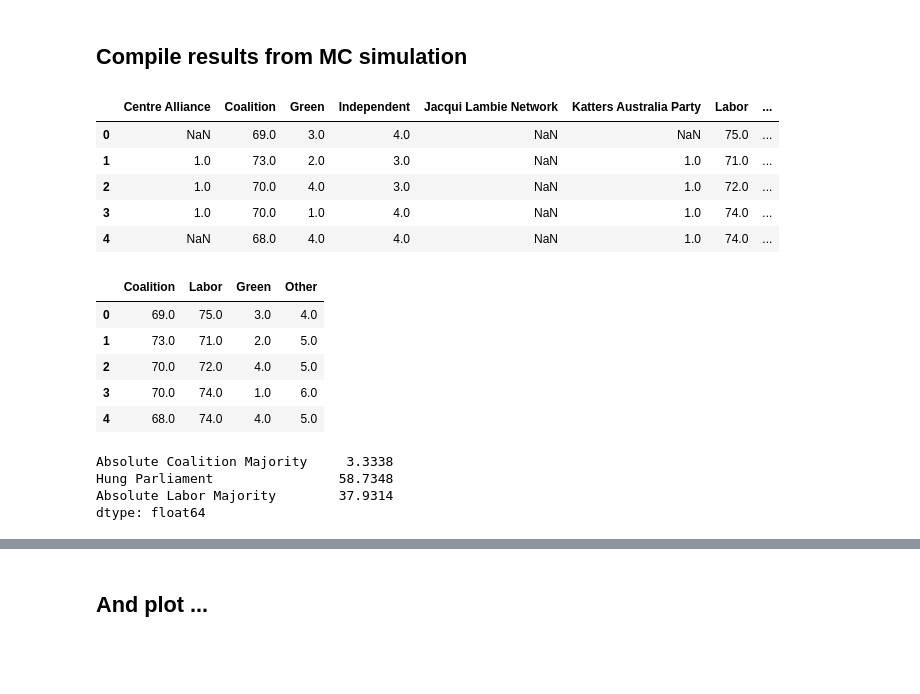
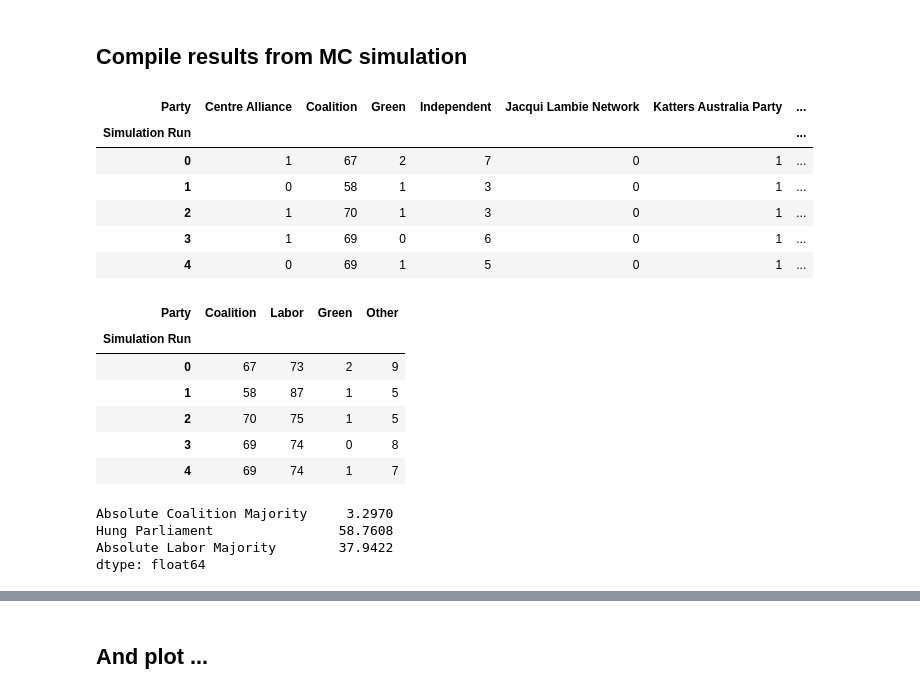
Before and after one commit to bpalmer4/Australian-Federal-Election-2022, a Jupyter notebook: notebooks/Betting markets - Monte Carlo simulation of seat outcomes.ipynb, the cells around one changed output, grey strips where cells are left out. Drawn from its saved outputs; the diff is of its cells as text; code cells hidden in the pictures; blank space fills up the shorter version.

```diff
--- a/notebooks/Betting markets - Monte Carlo simulation of seat outcomes.ipynb
+++ b/notebooks/Betting markets - Monte Carlo simulation of seat outcomes.ipynb
@@ -70,5 +70,7 @@ for seat in df.seat.unique():
                         p=seat_probs.values)
     simulations[seat] = simulation
 results = pd.DataFrame(simulations).T
+results.index.name = 'Seat'
+results.columns.name = 'Simulation Run'
 results.head()
 # %% [output]
@@ -84,20 +91,23 @@ results.head()
 # %%
 # count the seats won by party for each simulation run
 # this step takes around 25 seconds if MC=100,000 and 2 minutes if MC=500,000
 counts = {}
 for run in results.columns:
     counts[run] = results[run].value_counts()
-counts_df = pd.DataFrame(counts).T
+counts_df = pd.DataFrame(counts).T.fillna(0.0).astype(int)
+counts_df.index.name = 'Simulation Run'
+counts_df.columns.name = 'Party'
 counts_df.head()
 # %% [output]
-|  | Centre Alliance | Coalition | Green | Independent | Jacqui Lambie Network | Katters Australia Party | Labor | ... |
-| 0 | NaN | 69.0 | 3.0 | 4.0 | NaN | NaN | 75.0 | ... |
-| 1 | 1.0 | 73.0 | 2.0 | 3.0 | NaN | 1.0 | 71.0 | ... |
-| 2 | 1.0 | 70.0 | 4.0 | 3.0 | NaN | 1.0 | 72.0 | ... |
-| 3 | 1.0 | 70.0 | 1.0 | 4.0 | NaN | 1.0 | 74.0 | ... |
-| 4 | NaN | 68.0 | 4.0 | 4.0 | NaN | 1.0 | 74.0 | ... |
+| Party | Centre Alliance | Coalition | Green | Independent | Jacqui Lambie Network | Katters Australia Party | ... |
+| Simulation Run |  |  |  |  |  |  | ... |
+| 0 | 1 | 67 | 2 | 7 | 0 | 1 | ... |
+| 1 | 0 | 58 | 1 | 3 | 0 | 1 | ... |
+| 2 | 1 | 70 | 1 | 3 | 0 | 1 | ... |
+| 3 | 1 | 69 | 0 | 6 | 0 | 1 | ... |
+| 4 | 0 | 69 | 1 | 5 | 0 | 1 | ... |
 # %%
-# Simplified columns
+# Simplified columns (group other parties and independents)
 majors = ['Coalition', 'Labor', 'Green']
 simplified = counts_df[majors].copy()
 simplified['Other'] = (
@@ -106,27 +116,28 @@ simplified['Other'] = (
 )
 simplified.head()
 # %% [output]
-|  | Coalition | Labor | Green | Other |
-| 0 | 69.0 | 75.0 | 3.0 | 4.0 |
-| 1 | 73.0 | 71.0 | 2.0 | 5.0 |
-| 2 | 70.0 | 72.0 | 4.0 | 5.0 |
-| 3 | 70.0 | 74.0 | 1.0 | 6.0 |
-| 4 | 68.0 | 74.0 | 4.0 | 5.0 |
+| Party | Coalition | Labor | Green | Other |
+| Simulation Run |  |  |  |  |
+| 0 | 67 | 73 | 2 | 9 |
+| 1 | 58 | 87 | 1 | 5 |
+| 2 | 70 | 75 | 1 | 5 |
+| 3 | 69 | 74 | 0 | 8 |
+| 4 | 69 | 74 | 1 | 7 |
-# %%
-# hung parliament probability
-coalition = ((simplified['Coalition'] > WIN_THRESH).sum() / MONTE_CARLO) * 100 # %
-labor = ((simplified['Labor'] > WIN_THRESH).sum() / MONTE_CARLO) * 100 # %
-hung = 100 - coalition - labor
-parliament = pd.Series([coalition, hung, labor],
-                       index=['Absolute Coalition Majority',
-                              'Hung Parliament',
-                              'Absolute Labor Majority'])
-parliament
-# %% [output]
-Absolute Coalition Majority     3.3338
-Hung Parliament                58.7348
-Absolute Labor Majority        37.9314
-dtype: float64
+# %%
+# hung parliament probability
+coalition = ((simplified['Coalition'] > WIN_THRESH).sum() / MONTE_CARLO) * 100 # %
+labor = ((simplified['Labor'] > WIN_THRESH).sum() / MONTE_CARLO) * 100 # %
+hung = 100 - coalition - labor
+parliament = pd.Series([coalition, hung, labor],
+                       index=['Absolute Coalition Majority',
+                              'Hung Parliament',
+                              'Absolute Labor Majority'])
+parliament
+# %% [output]
+Absolute Coalition Majority     3.2970
+Hung Parliament                58.7608
+Absolute Labor Majority        37.9422
+dtype: float64
 # %%
 # Count the distribution of seats won by party group, convert to probabilities
 freq = {}
```
Also changed, not shown: parts of 7 cells of this notebook, 4 other files.
